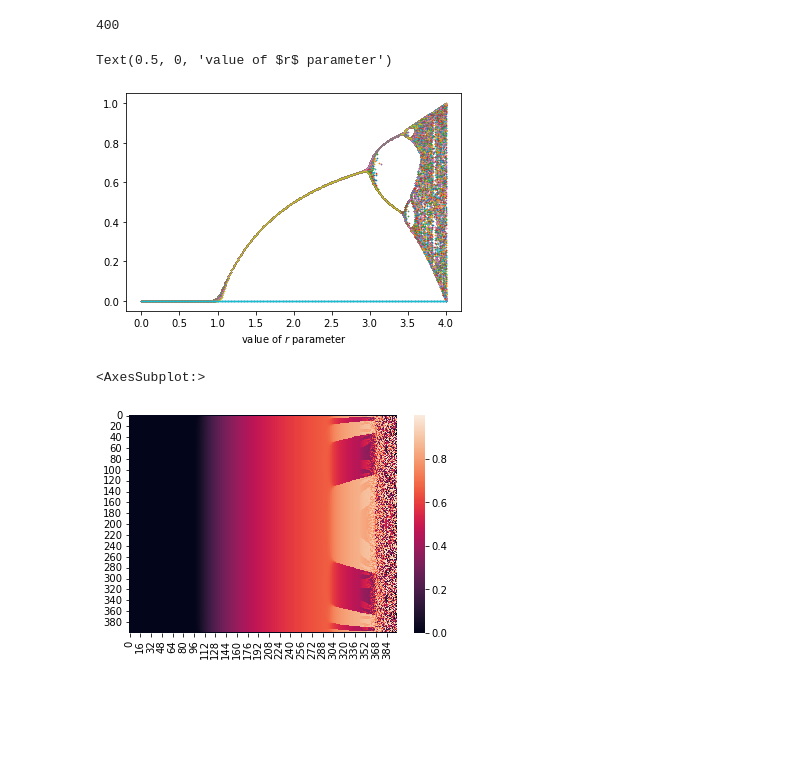
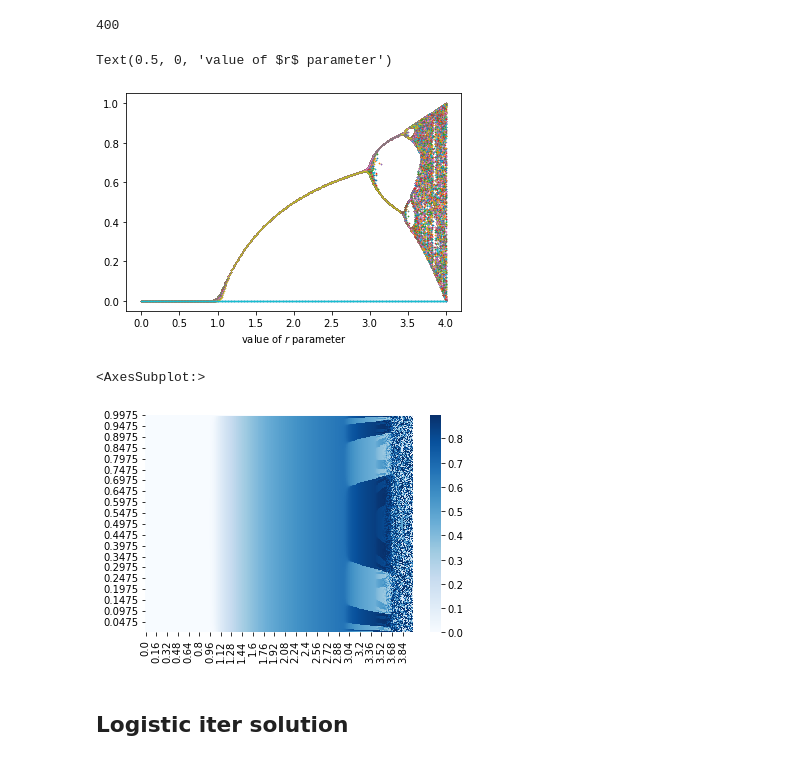
Before and after one commit to RRisto/learning, a Jupyter notebook: nonlinear_algebra/logistic_map_mine.ipynb, the cells around one changed output. Drawn from its saved outputs; the diff is of its cells as text; code cells hidden in the pictures; blank space fills up the shorter version.

```diff
--- a/nonlinear_algebra/logistic_map_mine.ipynb
+++ b/nonlinear_algebra/logistic_map_mine.ipynb
@@ -9,6 +9,10 @@ import seaborn as sns
 def logistic_iter(x, r):
     "One iteration of the logistic map."
     return r * x - r * x**2
+
+def logistic_iter(N, r, K=1):
+    "population growth sample"
+    return  r*N*(1-N/K)
 # %%
 logistic_iter(0.1, 2.1)
 # %% [output]
@@ -71,9 +55,14 @@ plt.plot([rr * np.ones(vals.shape[0]) for rr in r], [row for row in vals], 'x',
 plt.xlabel('value of $r$ parameter')
 # %% [output]
 Text(0.5, 0, 'value of $r$ parameter')
-[figure, old version]
+[figure, new version]
 # %%
-sns.heatmap(vals.T)
+df_heatmap=pd.DataFrame(vals.T)
+df_heatmap.columns=df_heatmap.index/100
+df_heatmap.index=(df_heatmap.index/400)[::-1]
+sns.heatmap(df_heatmap, robust=True, cmap='Blues')
 # %% [output]
 <AxesSubplot:>
-[figure, old version]
+[figure, new version]
+# %% [markdown]
+## Logistic iter solution
```
Also changed, not shown: parts of 5 cells of this notebook, 3 other files.
